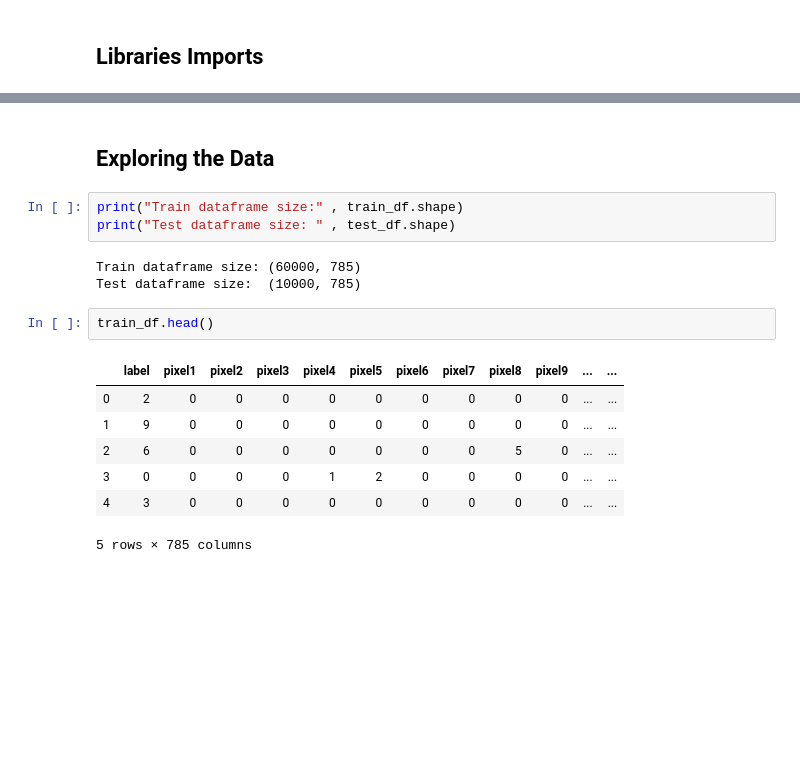
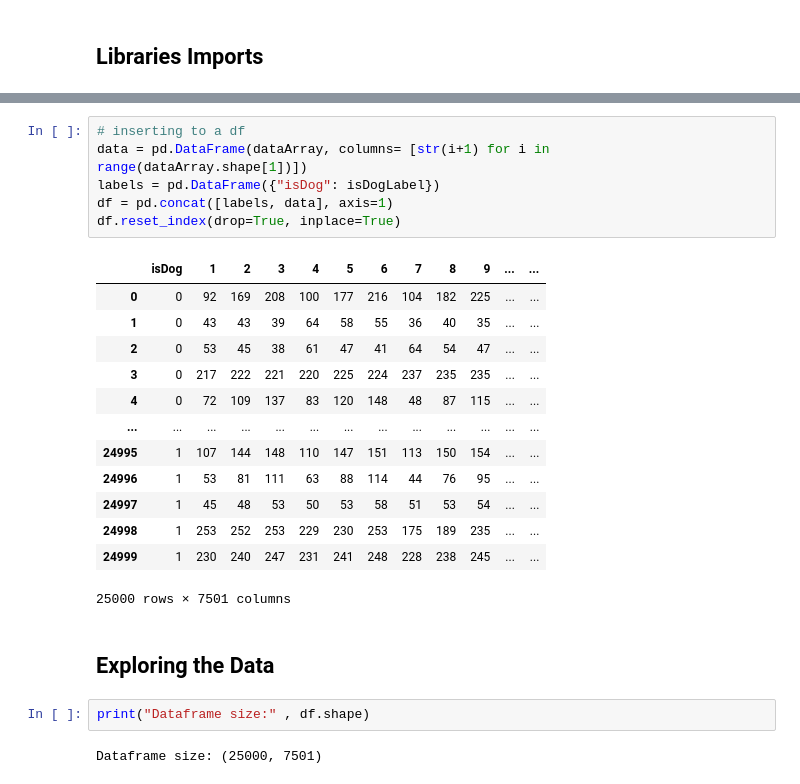
Before and after one commit to eelior/ds-sem-b-final-project, a Jupyter notebook: Dogs vs. Cats/Cats vs. Dogs.ipynb, the cells around one changed output, grey strips where cells are left out. Saved outputs shown, nothing was run; the diff lists cells and outputs as text; blank space fills up the shorter version.

```diff
--- a/Dogs vs. Cats/Cats vs. Dogs.ipynb
+++ b/Dogs vs. Cats/Cats vs. Dogs.ipynb
@@ -45,18 +80,26 @@ test_df = pd.read_csv("./fashion-mnist_test.csv")
+# %%
+# inserting to a df
+data = pd.DataFrame(dataArray, columns= [str(i+1) for i in range(dataArray.shape[1])])
+labels = pd.DataFrame({"isDog": isDogLabel})
+df = pd.concat([labels, data], axis=1)
+df.reset_index(drop=True, inplace=True)
+# %% [output]
+|  | isDog | 1 | 2 | 3 | 4 | 5 | 6 | 7 | 8 | 9 | ... | ... |
+| 0 | 0 | 92 | 169 | 208 | 100 | 177 | 216 | 104 | 182 | 225 | ... | ... |
+| 1 | 0 | 43 | 43 | 39 | 64 | 58 | 55 | 36 | 40 | 35 | ... | ... |
+| 2 | 0 | 53 | 45 | 38 | 61 | 47 | 41 | 64 | 54 | 47 | ... | ... |
+| 3 | 0 | 217 | 222 | 221 | 220 | 225 | 224 | 237 | 235 | 235 | ... | ... |
+| 4 | 0 | 72 | 109 | 137 | 83 | 120 | 148 | 48 | 87 | 115 | ... | ... |
+| ... | ... | ... | ... | ... | ... | ... | ... | ... | ... | ... | ... | ... |
+| 24995 | 1 | 107 | 144 | 148 | 110 | 147 | 151 | 113 | 150 | 154 | ... | ... |
+| 24996 | 1 | 53 | 81 | 111 | 63 | 88 | 114 | 44 | 76 | 95 | ... | ... |
+| 24997 | 1 | 45 | 48 | 53 | 50 | 53 | 58 | 51 | 53 | 54 | ... | ... |
+| 24998 | 1 | 253 | 252 | 253 | 229 | 230 | 253 | 175 | 189 | 235 | ... | ... |
+| 24999 | 1 | 230 | 240 | 247 | 231 | 241 | 248 | 228 | 238 | 245 | ... | ... |
+25000 rows × 7501 columns
 # %% [markdown]
 ## Exploring the Data
-# %%
-print("Train dataframe size:" , train_df.shape)
-print("Test dataframe size: " , test_df.shape)
-# %% [output]
-Train dataframe size: (60000, 785)
-Test dataframe size:  (10000, 785)
-# %%
-train_df.head()
-# %% [output]
-|  | label | pixel1 | pixel2 | pixel3 | pixel4 | pixel5 | pixel6 | pixel7 | pixel8 | pixel9 | ... | ... |
-| 0 | 2 | 0 | 0 | 0 | 0 | 0 | 0 | 0 | 0 | 0 | ... | ... |
-| 1 | 9 | 0 | 0 | 0 | 0 | 0 | 0 | 0 | 0 | 0 | ... | ... |
-| 2 | 6 | 0 | 0 | 0 | 0 | 0 | 0 | 0 | 5 | 0 | ... | ... |
-| 3 | 0 | 0 | 0 | 0 | 1 | 2 | 0 | 0 | 0 | 0 | ... | ... |
-| 4 | 3 | 0 | 0 | 0 | 0 | 0 | 0 | 0 | 0 | 0 | ... | ... |
-5 rows × 785 columns
+# %%
+print("Dataframe size:" , df.shape)
+# %% [output]
+Dataframe size: (25000, 7501)
```
Also changed, not shown: parts of 27 cells of this notebook, 2 other files.
